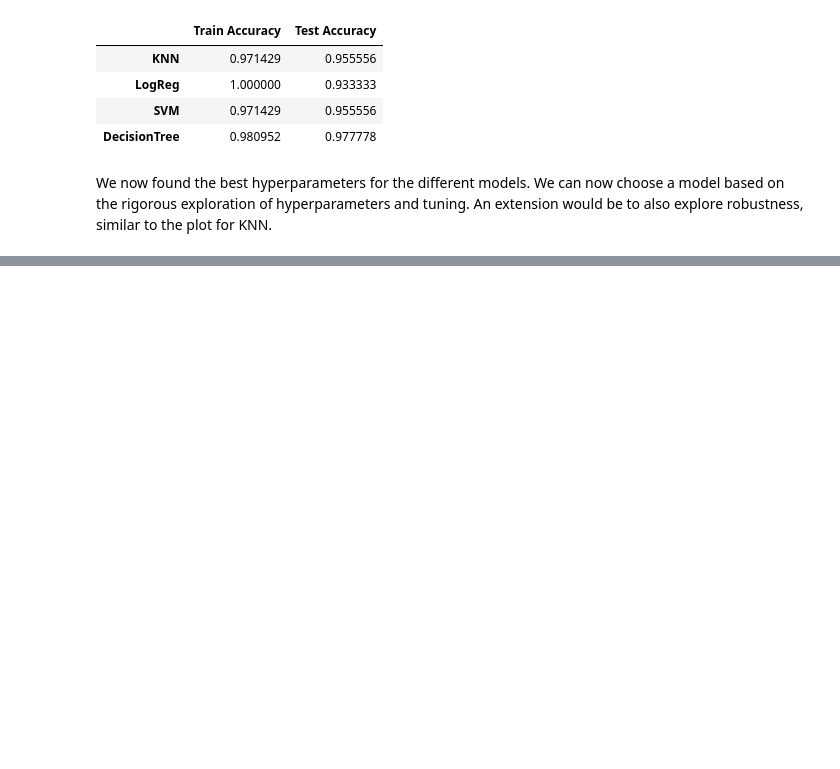
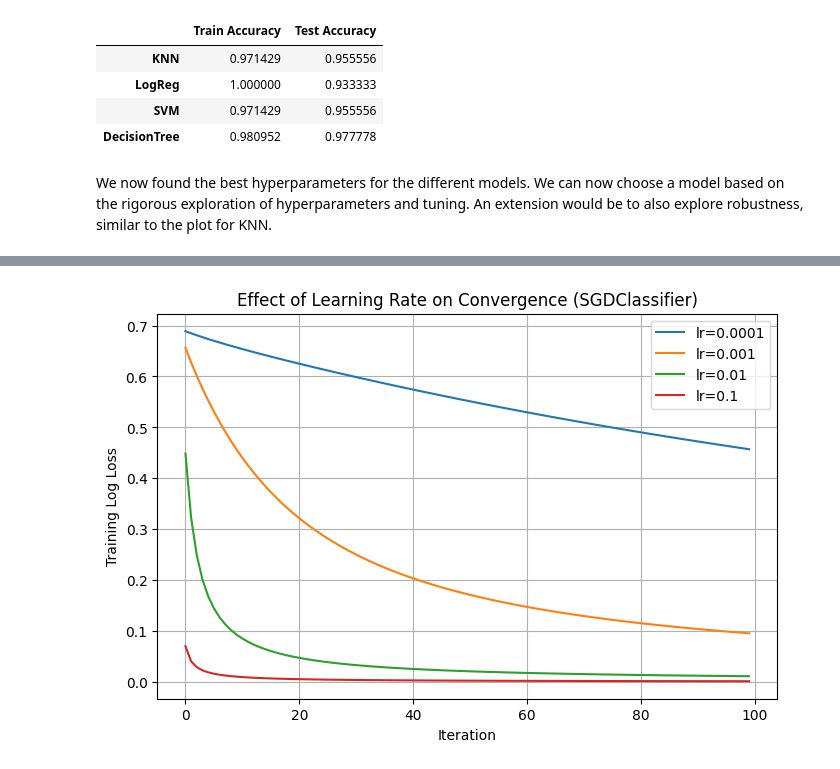
Before and after one commit to BI-DS/GRA4157, a Jupyter notebook: lectures/09-ml-and-writing/ml-evaluation.ipynb, the cells around one changed output, grey strips where cells are left out. Drawn from its saved outputs; the diff is of its cells as text; code cells hidden in the pictures; blank space fills up the shorter version.

```diff
--- a/lectures/09-ml-and-writing/ml-evaluation.ipynb
+++ b/lectures/09-ml-and-writing/ml-evaluation.ipynb
@@ -90,7 +116,7 @@ from sklearn.tree import DecisionTreeClassifier
 # %%
 models = {
     "KNN": (KNeighborsClassifier(), {"n_neighbors": range(1, 25)}),
-    "LogReg": (LogisticRegression(max_iter=200), {"C": [0.01, 0.1, 1, 10, 100,100]}),
+    "LogReg": (LogisticRegression(max_iter=200), {"C": [0.01, 0.1, 1, 10, 100, 200]}),
     "SVM": (SVC(), {"C": [0.01, 0.1, 1, 10, 100]}),
     "DecisionTree": (DecisionTreeClassifier(random_state=42), {"max_depth": range(1, 11)}),
 }
@@ -163,0 +200,54 @@ plt.show()
+# %%
+import matplotlib.pyplot as plt
+from sklearn.datasets import load_iris
+from sklearn.linear_model import SGDClassifier
+from sklearn.model_selection import train_test_split
+from sklearn.metrics import log_loss
+import numpy as np
+import warnings
+warnings.filterwarnings("ignore", category=UserWarning)
+warnings.filterwarnings("ignore", category=RuntimeWarning)
+warnings.filterwarnings("ignore", message=".*iteration reached before convergence.*")
+
+
+# Load data
+iris = load_iris()
+X, y = iris.data, iris.target
+
+# Binary classification for simplicity
+X = X[y != 2]
+y = y[y != 2]
+
+X_train, X_test, y_train, y_test = train_test_split(
+    X, y, test_size=0.3, random_state=42, stratify=y
+)
+
+learning_rates = [0.0001, 0.001, 0.01, 0.1]
+plt.figure(figsize=(8, 5))
+
+for lr in learning_rates:
+    model = SGDClassifier(
+        loss="log_loss",
+        learning_rate="constant",
+        eta0=lr,
+        max_iter=1,
+        warm_start=True,
+        random_state=42,
+    )
+
+    losses = []
+    for _ in range(100):
+        model.fit(X_train, y_train)
+        y_prob = model.predict_proba(X_train)
+        losses.append(log_loss(y_train, y_prob))
+
+    plt.plot(losses, label=f"lr={lr}")
+
+plt.title("Effect of Learning Rate on Convergence (SGDClassifier)")
+plt.xlabel("Iteration")
+plt.ylabel("Training Log Loss")
+plt.legend()
+plt.grid(True)
+plt.show()
+# %% [output]
+[figure, added]
```
Also changed, not shown: parts of 5 cells of this notebook, 1 other file.
